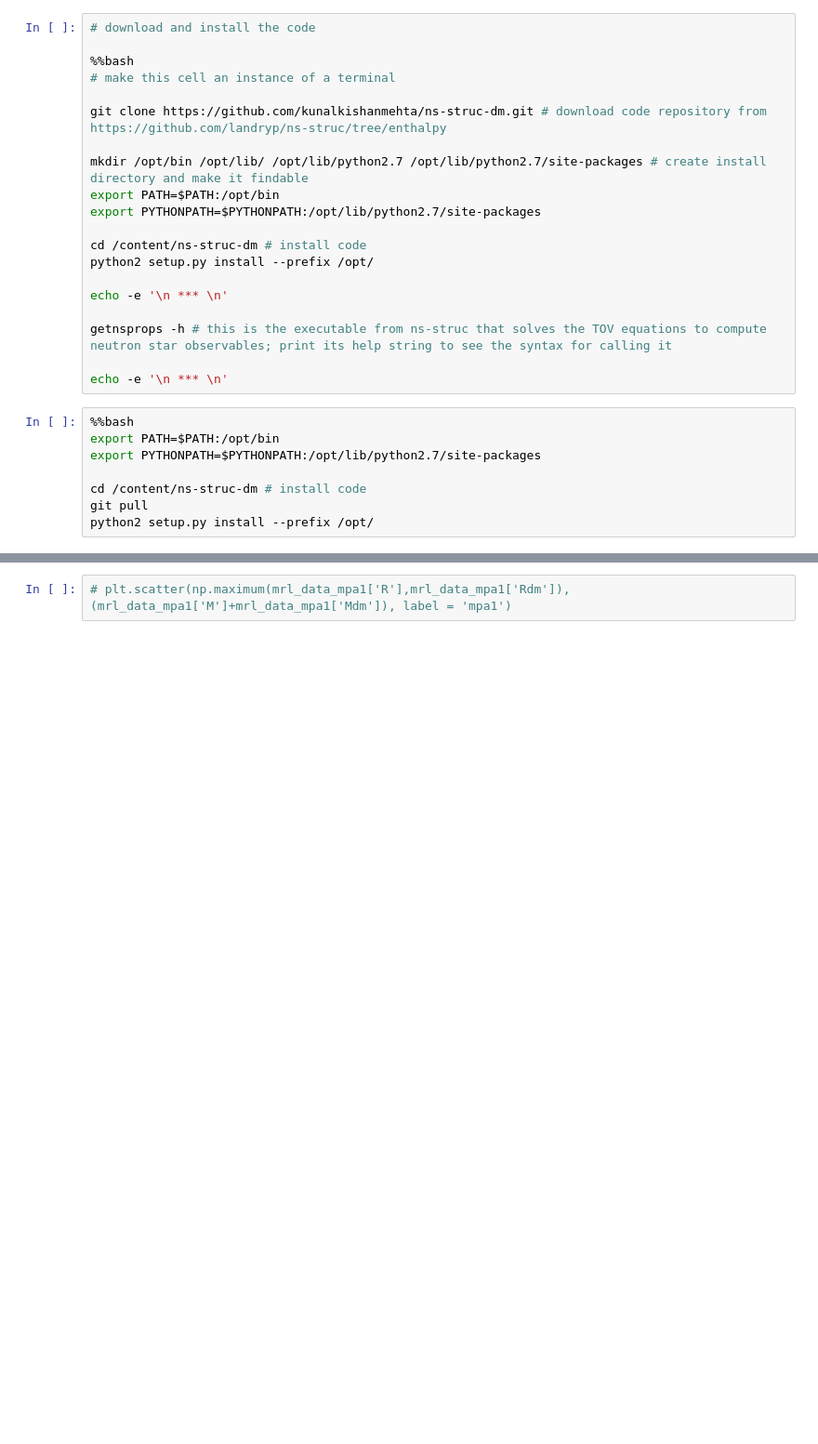
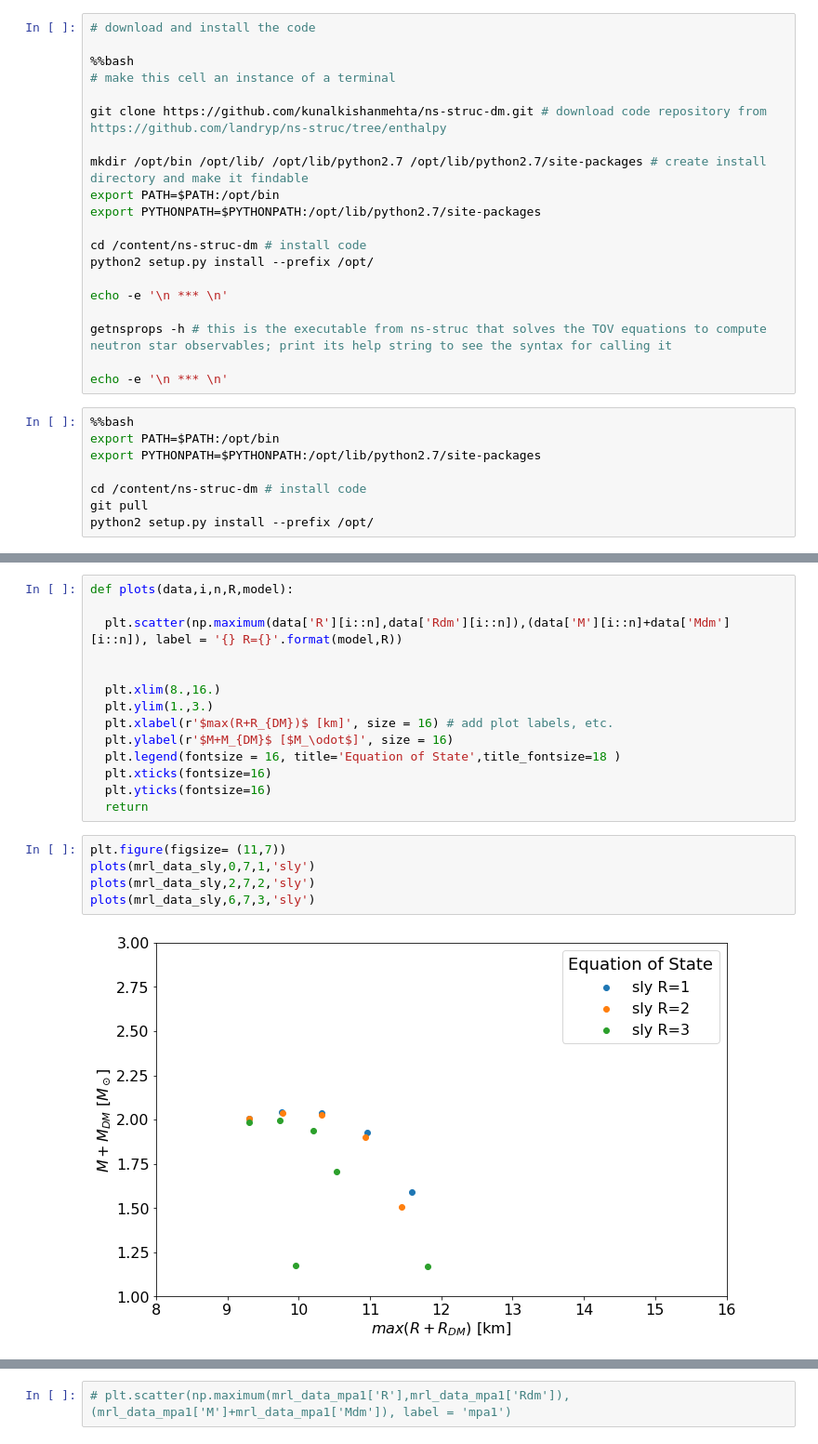
Before and after one commit to kunalkishanmehta/ns-struc-dm, a Jupyter notebook: Two_fluid_code.ipynb, the cells around one changed output, grey strips where cells are left out. Shown at 93% size. Saved outputs shown, nothing was run; the diff lists cells and outputs as text; blank space fills up the shorter version.

```diff
--- a/Two_fluid_code.ipynb
+++ b/Two_fluid_code.ipynb
@@ -190,0 +169,21 @@ plt.show()
+# %%
+def plots(data,i,n,R,model):
+
+  plt.scatter(np.maximum(data['R'][i::n],data['Rdm'][i::n]),(data['M'][i::n]+data['Mdm'][i::n]), label = '{} R={}'.format(model,R))
+
+
+  plt.xlim(8.,16.)
+  plt.ylim(1.,3.)
+  plt.xlabel(r'$max(R+R_{DM})$ [km]', size = 16) # add plot labels, etc.
+  plt.ylabel(r'$M+M_{DM}$ [$M_\odot$]', size = 16)
+  plt.legend(fontsize = 16, title='Equation of State',title_fontsize=18 )
+  plt.xticks(fontsize=16)
+  plt.yticks(fontsize=16)
+  return
+# %%
+plt.figure(figsize= (11,7))
+plots(mrl_data_sly,0,7,1,'sly')
+plots(mrl_data_sly,2,7,2,'sly')
+plots(mrl_data_sly,6,7,3,'sly')
+# %% [output]
+[figure, added]
```
Also changed, not shown: parts of 19 cells of this notebook.
